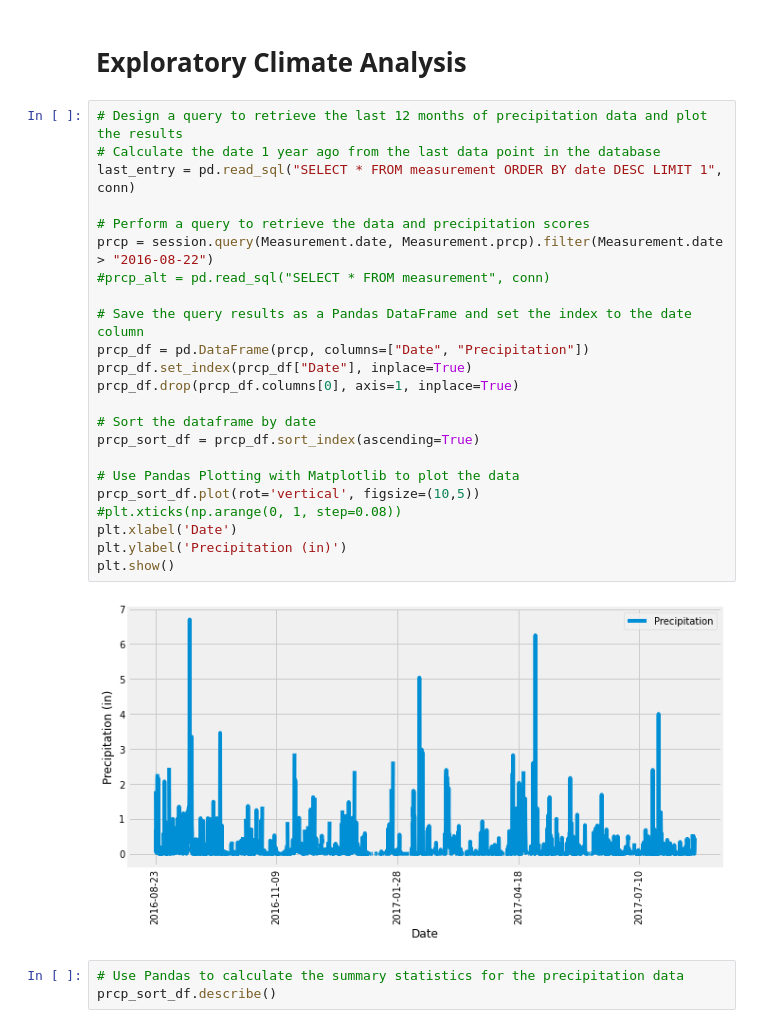
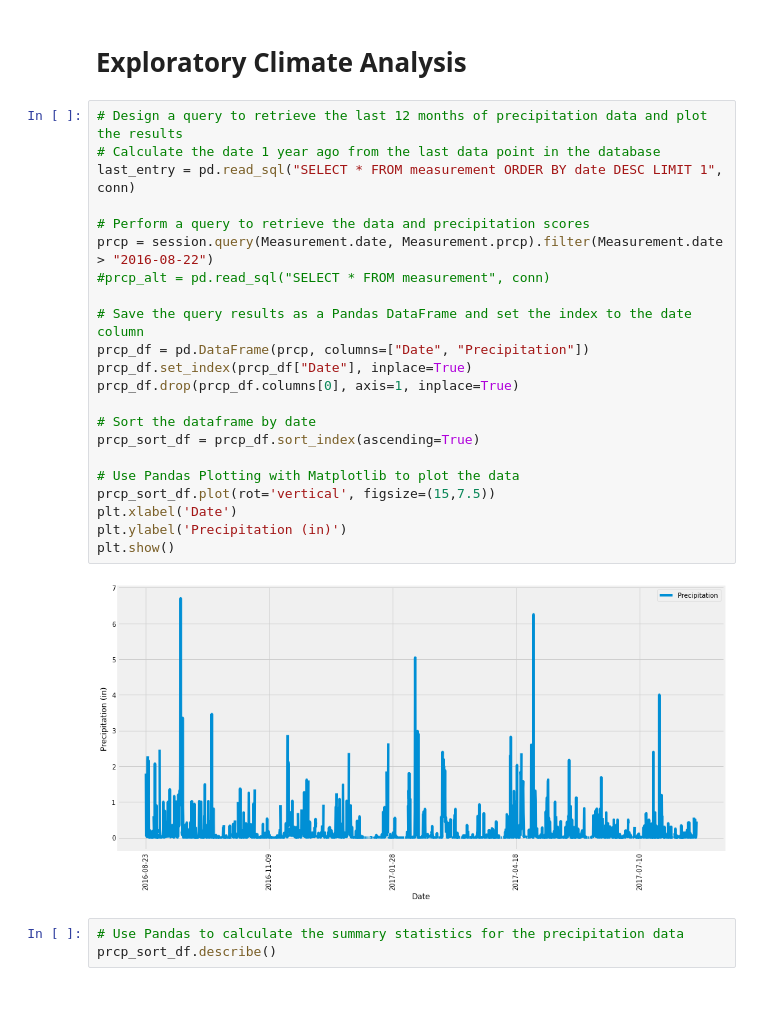
Before and after one commit to chronicJatt/sqlalchemy-challenge, a Jupyter notebook: climate_starter.ipynb, the cells around one changed output. Cells and saved outputs as stored; diff of their text form; blank space fills up the shorter version.

```diff
--- a/climate_starter.ipynb
+++ b/climate_starter.ipynb
@@ -41,28 +41,27 @@ conn = engine.connect()
 # %%
 # Design a query to retrieve the last 12 months of precipitation data and plot the results
 # Calculate the date 1 year ago from the last data point in the database
 last_entry = pd.read_sql("SELECT * FROM measurement ORDER BY date DESC LIMIT 1", conn)
 
 # Perform a query to retrieve the data and precipitation scores
 prcp = session.query(Measurement.date, Measurement.prcp).filter(Measurement.date > "2016-08-22")
 #prcp_alt = pd.read_sql("SELECT * FROM measurement", conn)
 
 # Save the query results as a Pandas DataFrame and set the index to the date column
 prcp_df = pd.DataFrame(prcp, columns=["Date", "Precipitation"])
 prcp_df.set_index(prcp_df["Date"], inplace=True)
 prcp_df.drop(prcp_df.columns[0], axis=1, inplace=True)
 
 # Sort the dataframe by date
 prcp_sort_df = prcp_df.sort_index(ascending=True)
 
 # Use Pandas Plotting with Matplotlib to plot the data
-prcp_sort_df.plot(rot='vertical', figsize=(10,5))
-#plt.xticks(np.arange(0, 1, step=0.08))
+prcp_sort_df.plot(rot='vertical', figsize=(15,7.5))
 plt.xlabel('Date')
 plt.ylabel('Precipitation (in)')
 plt.show()
 # %% [output]
-[figure, old version]
+[figure, new version]
 # %%
 # Use Pandas to calculate the summary statistics for the precipitation data
 prcp_sort_df.describe()
```
Also changed, not shown: parts of 6 cells of this notebook, 1 other file.
